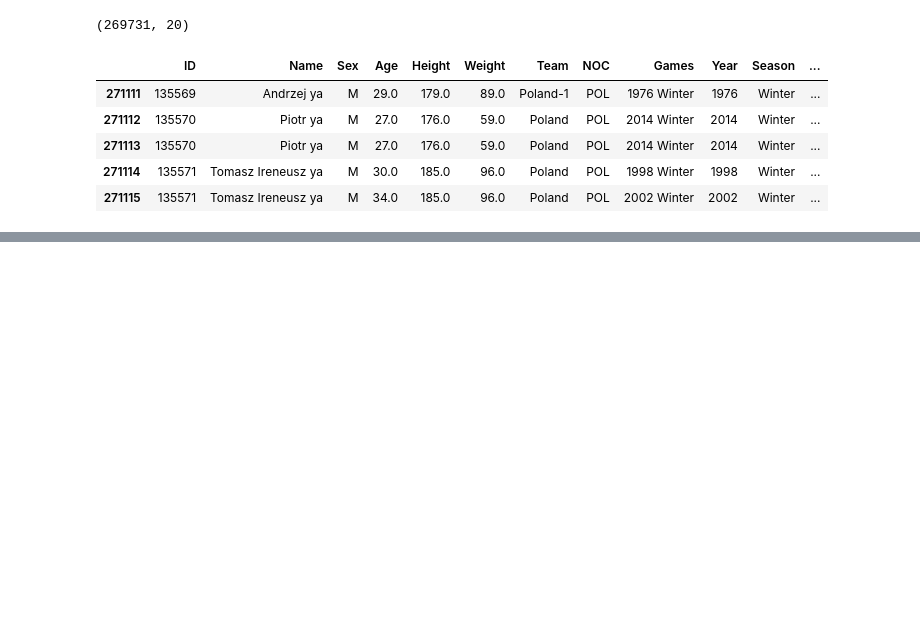
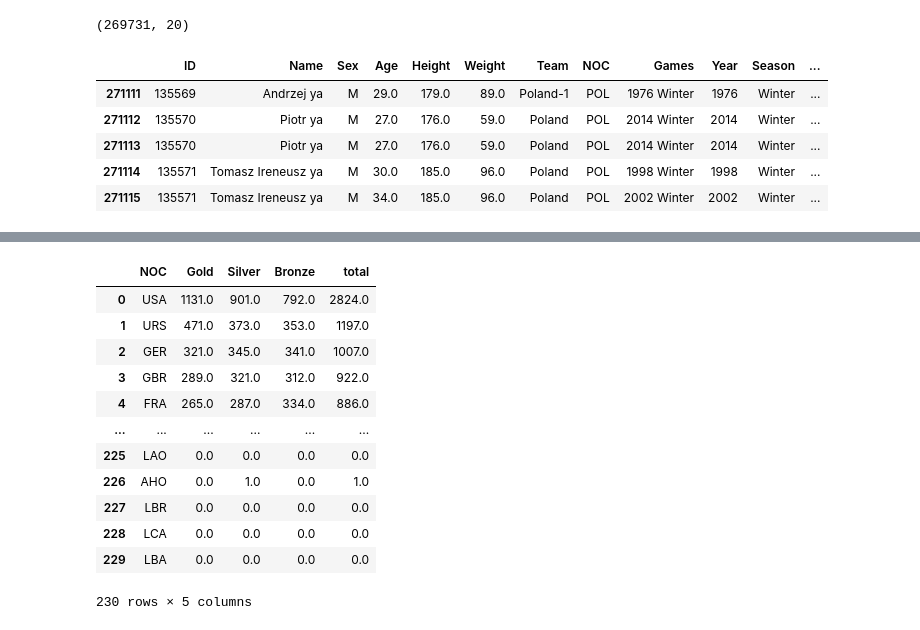
Before and after one commit to V415hT313/Olympics_survey, a Jupyter notebook: Olympics-analysis.ipynb, the cells around one changed output, grey strips where cells are left out. Drawn from its saved outputs; the diff is of its cells as text; code cells hidden in the pictures; blank space fills up the shorter version.

```diff
--- a/Olympics-analysis.ipynb
+++ b/Olympics-analysis.ipynb
@@ -158,0 +178,22 @@ df.groupby('NOC').sum()[['Gold', 'Silver', 'Bronze']].sort_values('Gold', ascend
+# %%
+medal_tally = df.drop_duplicates(subset=['Team','NOC','Games','Year','City','Sport','Event','Medal'])
+# %%
+medal_tally = medal_tally.groupby('NOC').sum()[['Gold', 'Silver', 'Bronze']].sort_values('Gold', ascending=False).reset_index()
+# %%
+medal_tally['total'] = medal_tally['Gold'] + medal_tally['Silver'] + medal_tally['Bronze']
+# %%
+medal_tally
+# %% [output]
+|  | NOC | Gold | Silver | Bronze | total |
+| 0 | USA | 1131.0 | 901.0 | 792.0 | 2824.0 |
+| 1 | URS | 471.0 | 373.0 | 353.0 | 1197.0 |
+| 2 | GER | 321.0 | 345.0 | 341.0 | 1007.0 |
+| 3 | GBR | 289.0 | 321.0 | 312.0 | 922.0 |
+| 4 | FRA | 265.0 | 287.0 | 334.0 | 886.0 |
+| ... | ... | ... | ... | ... | ... |
+| 225 | LAO | 0.0 | 0.0 | 0.0 | 0.0 |
+| 226 | AHO | 0.0 | 1.0 | 0.0 | 1.0 |
+| 227 | LBR | 0.0 | 0.0 | 0.0 | 0.0 |
+| 228 | LCA | 0.0 | 0.0 | 0.0 | 0.0 |
+| 229 | LBA | 0.0 | 0.0 | 0.0 | 0.0 |
+230 rows × 5 columns
```
Also changed, not shown: parts of 2 cells of this notebook.
